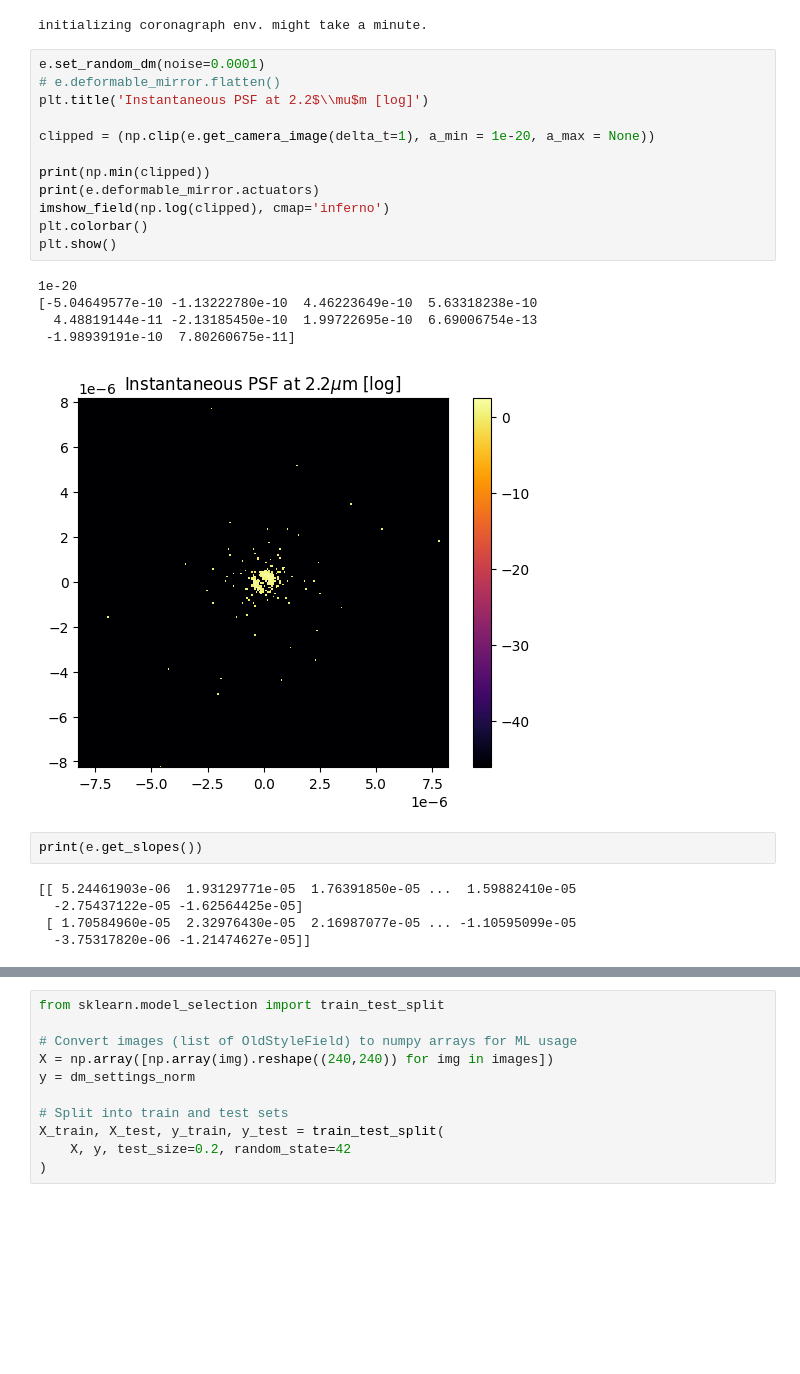
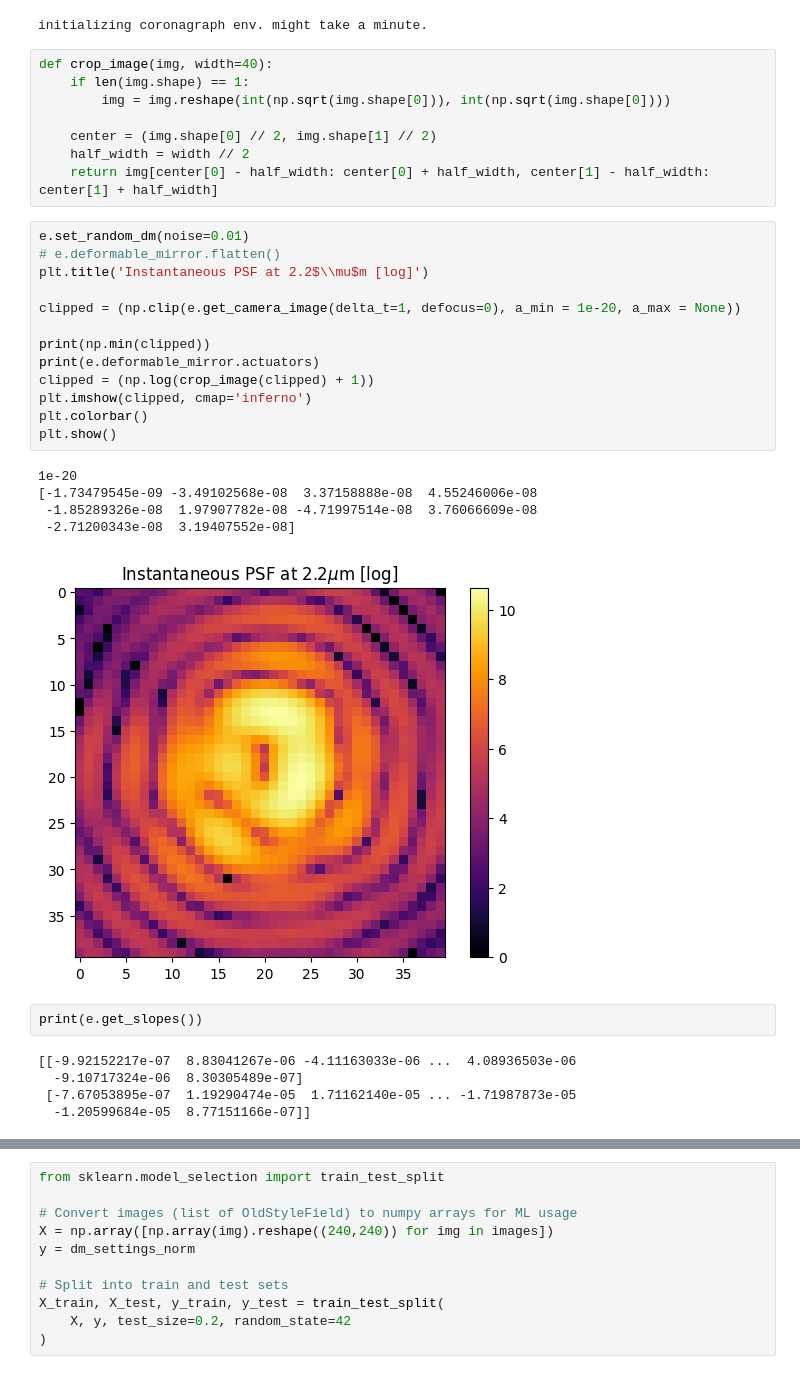
Before and after one commit to AlexeiKorolev/NASA-RL-Wavefront-Control, a Jupyter notebook: RL/testing_image_and_slopes.ipynb, the cells around one changed output, grey strips where cells are left out. Saved outputs shown, nothing was run; the diff lists cells and outputs as text; blank space fills up the shorter version.

Commit message:
simple image gen, simple model

```diff
--- a/RL/testing_image_and_slopes.ipynb
+++ b/RL/testing_image_and_slopes.ipynb
@@ -8,31 +8,40 @@ import numpy as np
 e = CoronagraphEnvironment(num_modes=10)
 # %% [output]
 initializing coronagraph env. might take a minute.
+# %%
+def crop_image(img, width=40):
+    if len(img.shape) == 1:
+        img = img.reshape(int(np.sqrt(img.shape[0])), int(np.sqrt(img.shape[0])))
+
+    center = (img.shape[0] // 2, img.shape[1] // 2)
+    half_width = width // 2
+    return img[center[0] - half_width: center[0] + half_width, center[1] - half_width: center[1] + half_width]
 # %%
-e.set_random_dm(noise=0.0001)
+e.set_random_dm(noise=0.01)
 # e.deformable_mirror.flatten()
 plt.title('Instantaneous PSF at 2.2$\\mu$m [log]')
 
-clipped = (np.clip(e.get_camera_image(delta_t=1), a_min = 1e-20, a_max = None))
+clipped = (np.clip(e.get_camera_image(delta_t=1, defocus=0), a_min = 1e-20, a_max = None))
 
 print(np.min(clipped))
 print(e.deformable_mirror.actuators)
-imshow_field(np.log(clipped), cmap='inferno')
+clipped = (np.log(crop_image(clipped) + 1))
+plt.imshow(clipped, cmap='inferno')
 plt.colorbar()
 plt.show()
 # %% [output]
 1e-20
-[-5.04649577e-10 -1.13222780e-10  4.46223649e-10  5.63318238e-10
-  4.48819144e-11 -2.13185450e-10  1.99722695e-10  6.69006754e-13
- -1.98939191e-10  7.80260675e-11]
+[-1.73479545e-09 -3.49102568e-08  3.37158888e-08  4.55246006e-08
+ -1.85289326e-08  1.97907782e-08 -4.71997514e-08  3.76066609e-08
+ -2.71200343e-08  3.19407552e-08]
-[figure, old version]
+[figure, new version]
 # %%
 print(e.get_slopes())
 # %% [output]
-[[ 5.24461903e-06  1.93129771e-05  1.76391850e-05 ...  1.59882410e-05
-  -2.75437122e-05 -1.62564425e-05]
- [ 1.70584960e-05  2.32976430e-05  2.16987077e-05 ... -1.10595099e-05
-  -3.75317820e-06 -1.21474627e-05]]
+[[-9.92152217e-07  8.83041267e-06 -4.11163033e-06 ...  4.08936503e-06
+  -9.10717324e-06  8.30305489e-07]
+ [-7.67053895e-07  1.19290474e-05  1.71162140e-05 ... -1.71987873e-05
+  -1.20599684e-05  8.77151166e-07]]
 # %%
 from tqdm import tqdm
 
```
Also changed, not shown: parts of 2 cells of this notebook, 1 other file.
